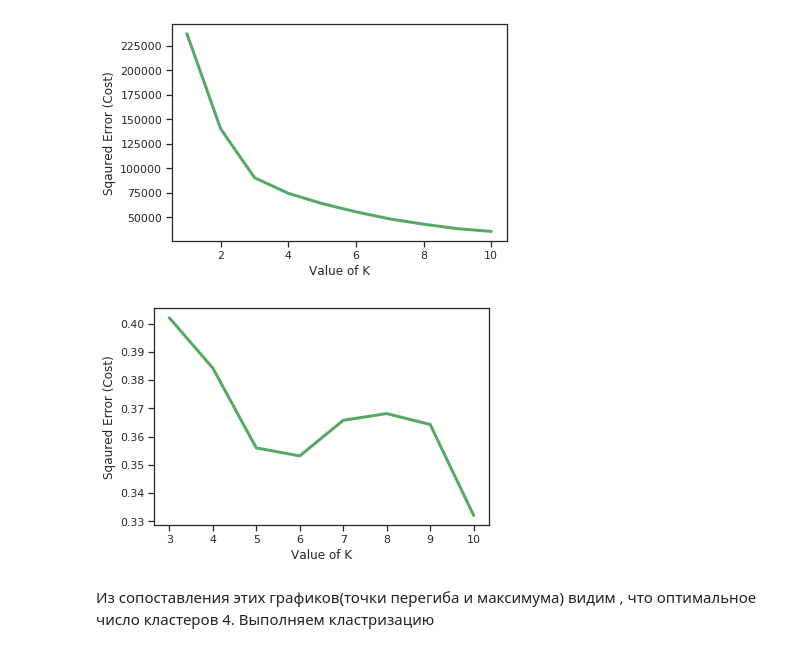
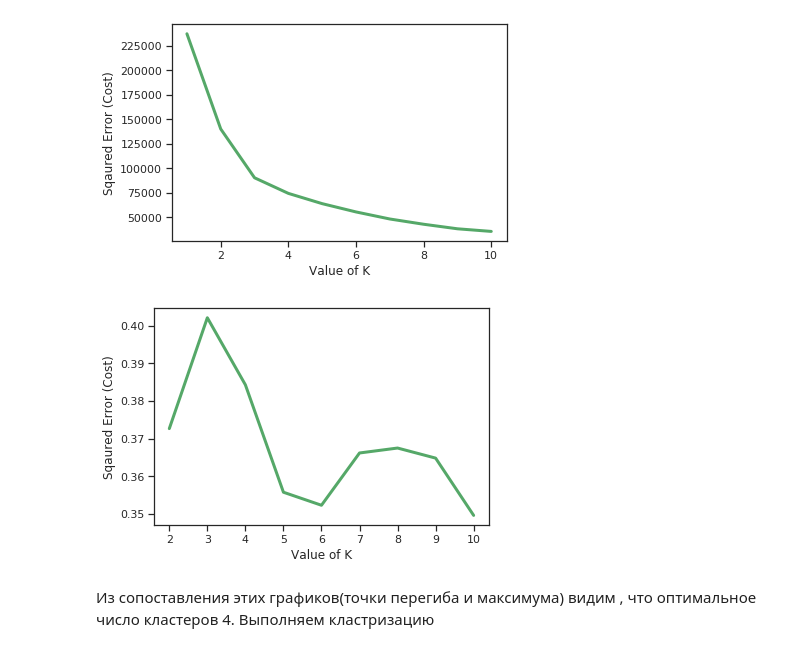
Before and after one commit to aerubanov/Proj_Air_Quality, a Jupyter notebook: notebooks/Anomaly detection.ipynb, the cells around one changed output. Cells and saved outputs as stored; diff of their text form; code cells hidden in the pictures.

```diff
--- a/notebooks/Anomaly detection.ipynb
+++ b/notebooks/Anomaly detection.ipynb
@@ -206,3 +179,5 @@ anomdata['min_resid'] = [np.min(i.resid) for i in anom_list]
+# %%
+anomdata = get_anomaly_features(anom_list)
 # %%
 anomdata.head()
 # %% [output]
@@ -215,5 +190,14 @@ anomdata.head()
+# %%
+def dimension_reduction(anomdata: pd.DataFrame, sel_col=None) -> (PCA, np.array, float):
+    if sel_col is None:
+        sel_col = sel_columns
+    pca = PCA(n_components=3)
+    pca.fit(anomdata[sel_col])
+    x = pca.transform(anomdata[sel_col])
+    score = 1 - pca.explained_variance_ratio_[-1]
+    return pca, x, score
 # %% [markdown]
 выбираем фичи, по котрым делаем кластеризацию, снижаем размерность с помощью PCA
 # %%
-#sel_columns = ['max_P1', 'min_P1', 'min_P2', 'max_P2', 'mean_hum', 'prec_amount', 'max_w_speed', 'min_w_speed', 'change_hum', 'max_resid', 'min_resid']
-sel_columns = ['mean_hum', 'prec_amount', 'max_w_speed', 'min_w_speed', 'change_hum', 'max_resid', 'min_resid']
+sel_columns = ['mean_hum', 'prec_amount',
+               'max_w_speed', 'min_w_speed', 'change_hum', 'max_resid', 'min_resid']
@@ -224,3 +204,5 @@ X = pca.transform(anomdata[sel_columns])
+# %%
+pca, X, pca_score = dimension_reduction(anomdata[sel_columns])
 # %%
 plt.plot(1-pca.explained_variance_ratio_)
 # %% [output]
@@ -255,20 +237,20 @@ plt.show() # clear the plot
 [figure]
 # %%
 silh = []
-for i in range(3, 11):
+for i in range(2, 11):
     KM = KMeans(n_clusters = i, max_iter = 500)
     KM.fit(X)
 
     # calculates squared error
     # for the clustered points
     silh.append(silhouette_score(X, KM.labels_, random_state=42))
 
 # plot the cost against K values
-plt.plot(range(3, 11), silh, color ='g', linewidth ='3')
+plt.plot(range(2, 11), silh, color ='g', linewidth ='3')
 plt.xlabel("Value of K")
 plt.ylabel("Sqaured Error (Cost)")
 plt.show() # clear the plot
 # %% [output]
-[figure, old version]
+[figure, new version]
 # %% [markdown]
 Из сопоставления этих графиков(точки перегиба и максимума) видим , что оптимальное число кластеров 4. Выполняем кластризацию
```
Also changed, not shown: parts of 32 cells of this notebook, 4 other files.
